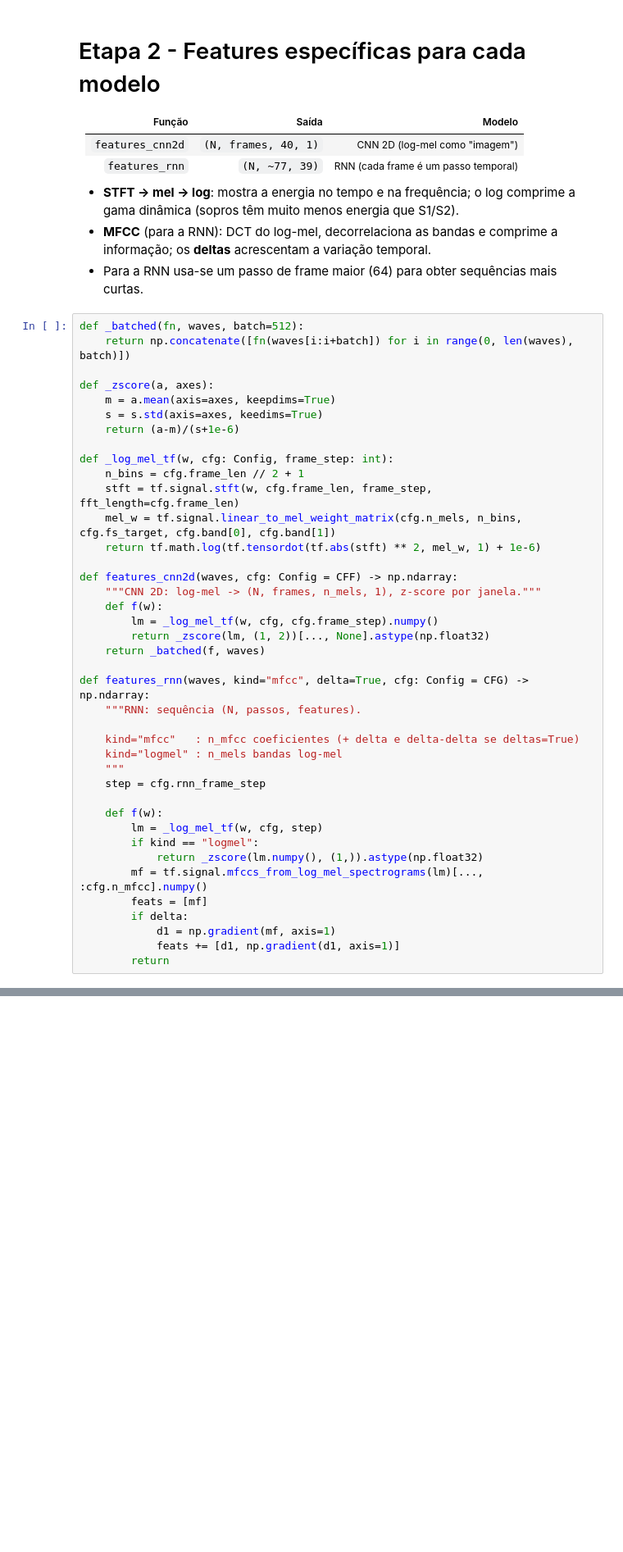
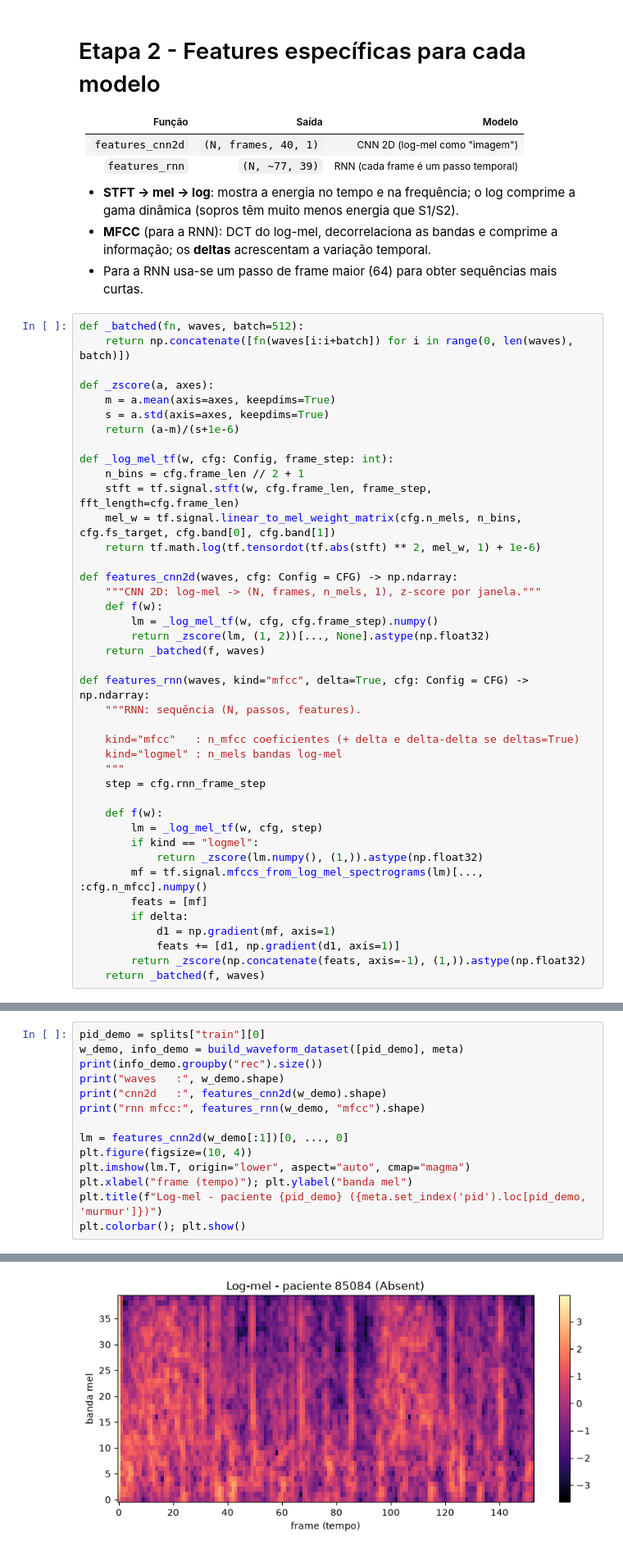
Before and after one commit to mariasantos151202/AC_project, a Jupyter notebook: data_analysis/preprocessamento.ipynb, the cells around one changed output, grey strips where cells are left out. Shown at 82% size. Saved outputs shown, nothing was run; the diff lists cells and outputs as text; blank space fills up the shorter version.

```diff
--- a/data_analysis/preprocessamento.ipynb
+++ b/data_analysis/preprocessamento.ipynb
@@ -240,7 +240,7 @@ def _batched(fn, waves, batch=512):
 
 def _zscore(a, axes):
     m = a.mean(axis=axes, keepdims=True)
-    s = s.std(axis=axes, keedims=True)
+    s = a.std(axis=axes, keepdims=True)
     return (a-m)/(s+1e-6)
 
 def _log_mel_tf(w, cfg: Config, frame_step: int):
@@ -249,7 +249,7 @@ def _log_mel_tf(w, cfg: Config, frame_step: int):
     mel_w = tf.signal.linear_to_mel_weight_matrix(cfg.n_mels, n_bins, cfg.fs_target, cfg.band[0], cfg.band[1])
     return tf.math.log(tf.tensordot(tf.abs(stft) ** 2, mel_w, 1) + 1e-6)
 
-def features_cnn2d(waves, cfg: Config = CFF) -> np.ndarray:
+def features_cnn2d(waves, cfg: Config = CFG) -> np.ndarray:
     """CNN 2D: log-mel -> (N, frames, n_mels, 1), z-score por janela."""
     def f(w):
         lm = _log_mel_tf(w, cfg, cfg.frame_step).numpy()
@@ -273,4 +273,5 @@ def features_rnn(waves, kind="mfcc", delta=True, cfg: Config = CFG) -> np.ndarra
         if delta:
             d1 = np.gradient(mf, axis=1)
             feats += [d1, np.gradient(d1, axis=1)]
-        return
+        return _zscore(np.concatenate(feats, axis=-1), (1,)).astype(np.float32)
+    return _batched(f, waves)
@@ -276,0 +281,15 @@ def features_rnn(waves, kind="mfcc", delta=True, cfg: Config = CFG) -> np.ndarra
+# %%
+pid_demo = splits["train"][0]
+w_demo, info_demo = build_waveform_dataset([pid_demo], meta)
+print(info_demo.groupby("rec").size())
+print("waves   :", w_demo.shape)
+print("cnn2d   :", features_cnn2d(w_demo).shape)
+print("rnn mfcc:", features_rnn(w_demo, "mfcc").shape)
+
+lm = features_cnn2d(w_demo[:1])[0, ..., 0]
+plt.figure(figsize=(10, 4))
+plt.imshow(lm.T, origin="lower", aspect="auto", cmap="magma")
+plt.xlabel("frame (tempo)"); plt.ylabel("banda mel")
+plt.title(f"Log-mel - paciente {pid_demo} ({meta.set_index('pid').loc[pid_demo, 'murmur']})")
+plt.colorbar(); plt.show()
+# %% [output]
@@ -276,0 +304 @@ def features_rnn(waves, kind="mfcc", delta=True, cfg: Config = CFG) -> np.ndarra
+[figure, added]
```
Also changed, not shown: parts of 6 cells of this notebook.
